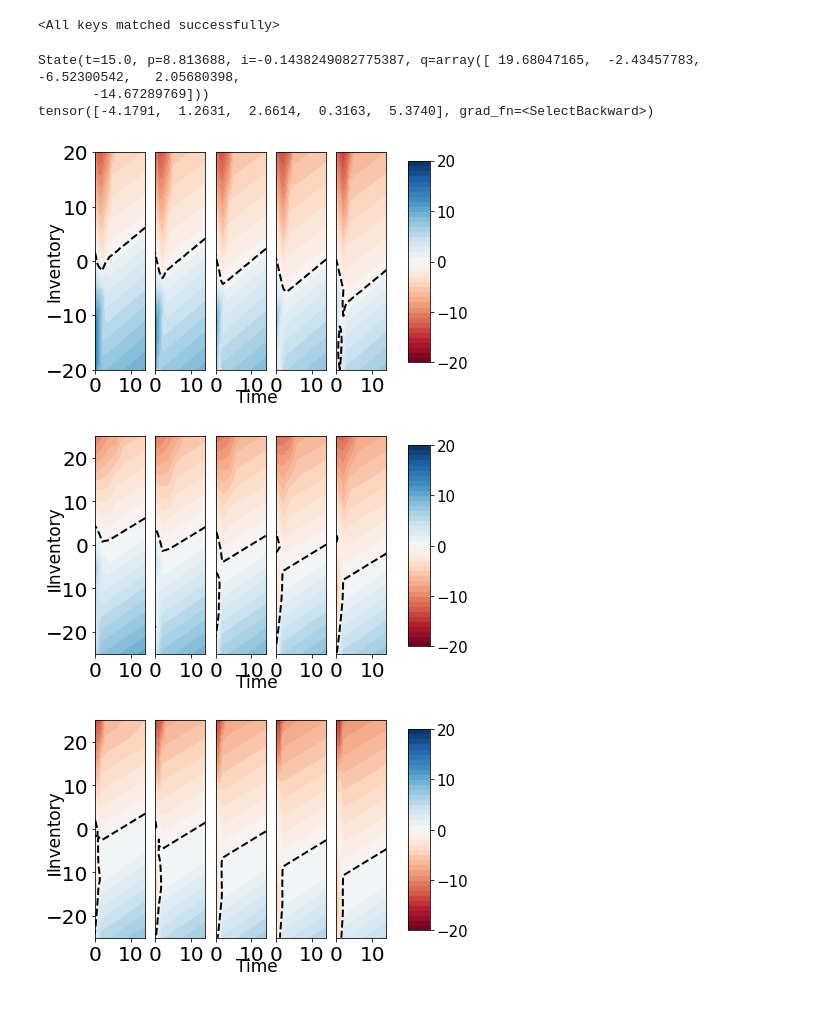
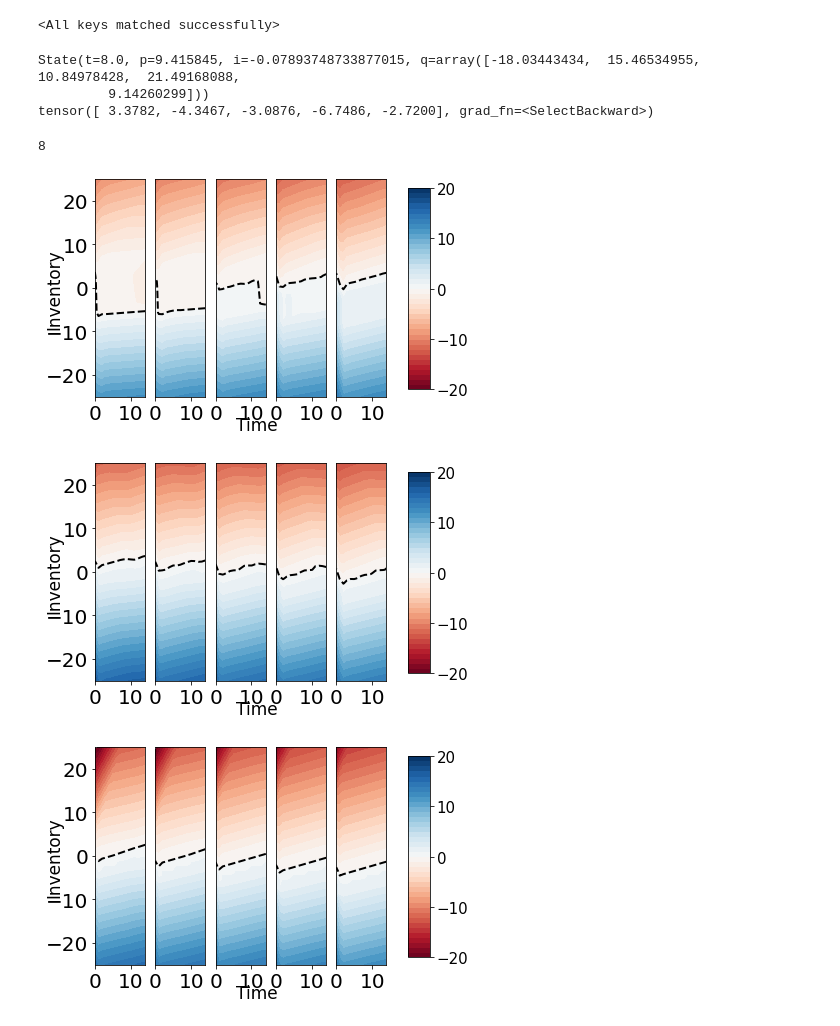
Before and after one commit to p-casgrain/Nash-DQN, a Jupyter notebook: Nash DQN - Final/Visualization.ipynb, the cells around one changed output. Cells and saved outputs as stored; diff of their text form; code cells hidden in the pictures.

```diff
--- a/Nash DQN - Final/Visualization.ipynb
+++ b/Nash DQN - Final/Visualization.ipynb
@@ -12,7 +12,7 @@ from visualization import *
 
 #Initialize a dummy agent
 num_players = 5           # Total number of agents
-T = 15                    # Total number of time steps
+T = 8                    # Total number of time steps
 
 #Default simulation parameters
 sim_dict = {'perm_price_impact': .3,
@@ -38,7 +38,7 @@ nash_agent = NashNN(non_invar_dim=net_non_inv_dim,n_players=sim_obj.N,
 
 #Load saved network parameters from file
 # net_file_name = "Action_Net"
-net_file_name = "./pt_files/Action_Net_ADA_15k_11022021.pt"
+net_file_name = "./pt_files/Action_Net_ADA_15022021.pt"
 
 nash_agent.action_net.load_state_dict(torch.load(net_file_name))
 # %% [output]
@@ -50,27 +50,28 @@ current_state, _, _ = sim_obj.get_state()
 print(current_state)
 print(nash_agent.predict_action([current_state])[0].mu)
 # %% [output]
-State(t=15.0, p=8.813688, i=-0.1438249082775387, q=array([ 19.68047165,  -2.43457783,  -6.52300542,   2.05680398,
-       -14.67289769]))
-tensor([-4.1791,  1.2631,  2.6614,  0.3163,  5.3740], grad_fn=<SelectBackward>)
+State(t=8.0, p=9.415845, i=-0.07893748733877015, q=array([-18.03443434,  15.46534955,  10.84978428,  21.49168088,
+         9.14260299]))
+tensor([ 3.3782, -4.3467, -3.0876, -6.7486, -2.7200], grad_fn=<SelectBackward>)
+8
 # %%
 #Output Heatmap when other agent's average inventory is low
 heatmap_old(net=nash_agent,t_step=15,q_step=50,p_step=5,t_range=[0,14],
             q_range=[-25,25],p_range=[6,14],n_agents = num_players, other_agent_inv = -20,i_val=-5)
 # %% [output]
-[figure, old version]
+[figure, new version]
 # %%
 #Output Heatmap when other agent's average inventory is zero
-heatmap_old(net=nash_agent,t_step=,q_step=50,p_step=5,t_range=[0,14],
+heatmap_old(net=nash_agent,t_step=15,q_step=50,p_step=5,t_range=[0,14],
             q_range=[-25,25],p_range=[6,14],n_agents = num_players, i_val=0, other_agent_inv = 0)
 # %% [output]
-[figure, old version]
+[figure, new version]
 # %%
 #Output Heatmap when other agent's average inventory is zero
 heatmap_old(net=nash_agent,t_step=15,q_step=50,p_step=5,t_range=[0,14],
             q_range=[-25,25],p_range=[6,14],n_agents = num_players, i_val = 0, other_agent_inv = 20)
 # %% [output]
-[figure, old version]
+[figure, new version]
 # %%
 #Generates fixed paths (fixing starting inventory levels horizontally or fixing price paths vertically)
 seed = 33333
```
Also changed, not shown: parts of 2 cells of this notebook, 4 other files.
